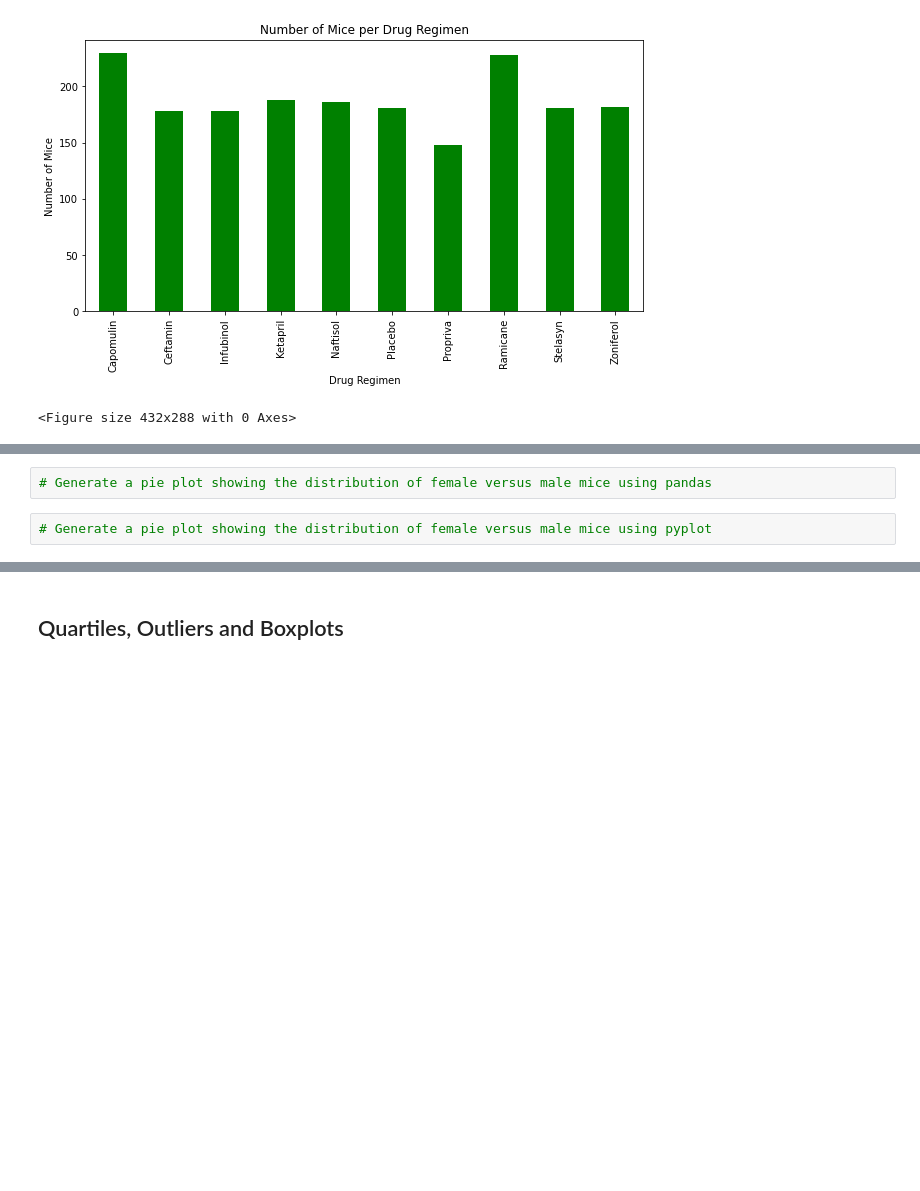
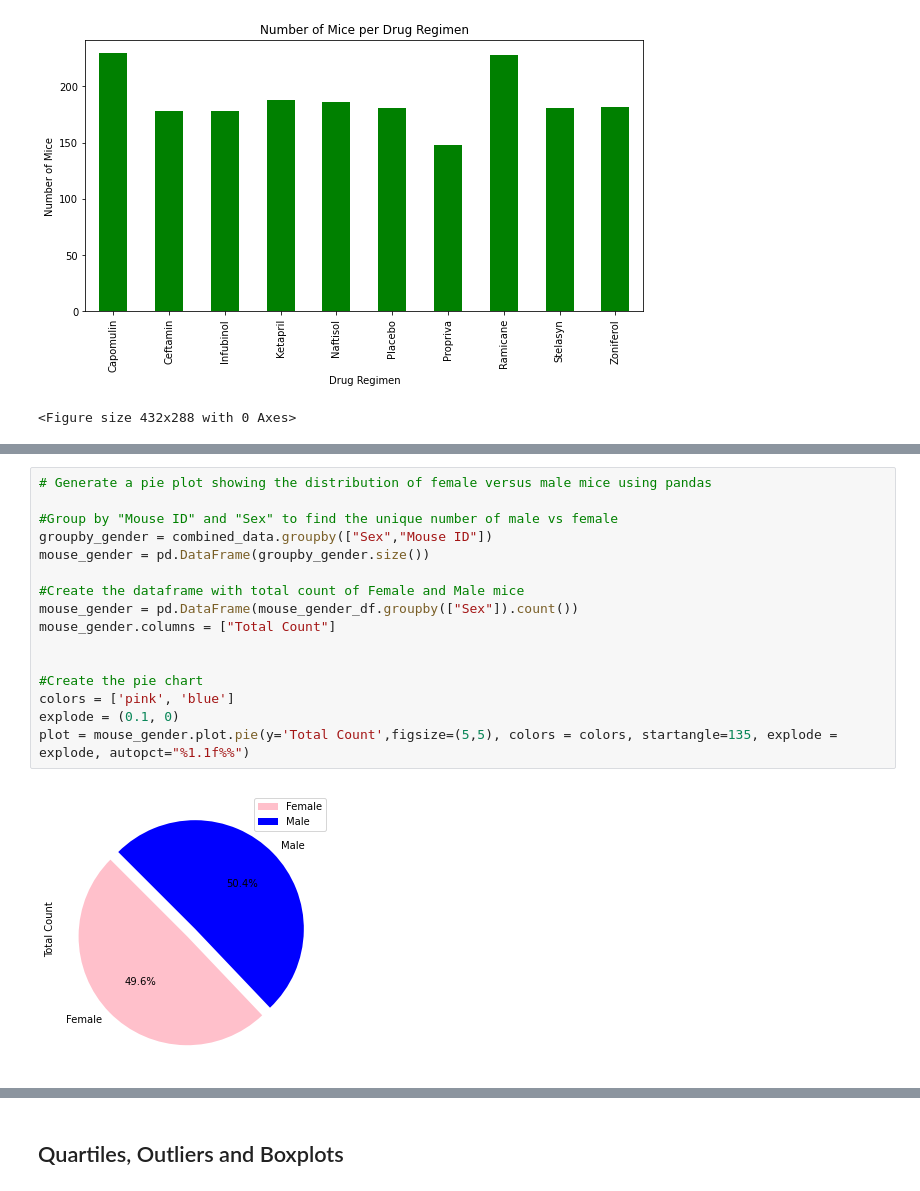
Before and after one commit to jely94/Matplotlib-Pymaceuticals, a Jupyter notebook: pymaceuticals_starter.ipynb, the cells around one changed output, grey strips where cells are left out. Cells and saved outputs as stored; diff of their text form; blank space fills up the shorter version.

```diff
--- a/pymaceuticals_starter.ipynb
+++ b/pymaceuticals_starter.ipynb
@@ -160,4 +160,18 @@ Text(0, 0.5, 'Number of Mice')
-# %%
-# Generate a pie plot showing the distribution of female versus male mice using pandas
-# %%
-# Generate a pie plot showing the distribution of female versus male mice using pyplot
+# %%
+# Generate a pie plot showing the distribution of female versus male mice using pandas
+
+#Group by "Mouse ID" and "Sex" to find the unique number of male vs female
+groupby_gender = combined_data.groupby(["Sex","Mouse ID"])
+mouse_gender = pd.DataFrame(groupby_gender.size())
+
+#Create the dataframe with total count of Female and Male mice
+mouse_gender = pd.DataFrame(mouse_gender_df.groupby(["Sex"]).count())
+mouse_gender.columns = ["Total Count"]
+
+
+#Create the pie chart
+colors = ['pink', 'blue']
+explode = (0.1, 0)
+plot = mouse_gender.plot.pie(y='Total Count',figsize=(5,5), colors = colors, startangle=135, explode = explode, autopct="%1.1f%%")
+# %% [output]
+[figure, added]
```
Also changed, not shown: parts of 4 cells of this notebook.
